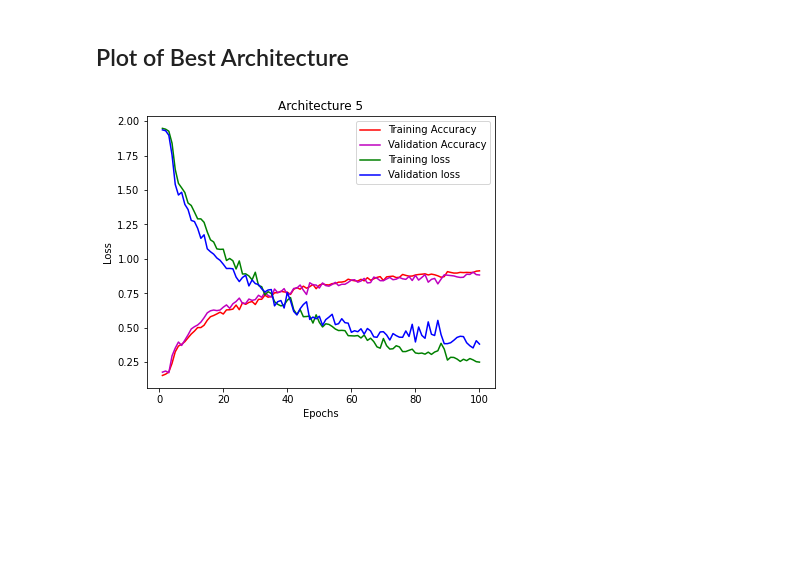
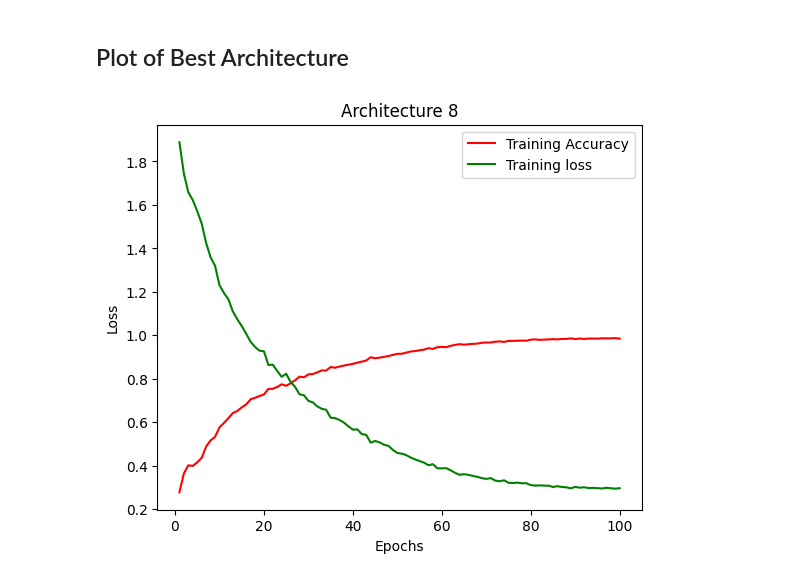
Before and after one commit to StadynR/HAR-imu-photogrammetry, a Jupyter notebook: Notebooks/Dataset 3/Metawear.ipynb, the cells around one changed output. Saved outputs shown, nothing was run; the diff lists cells and outputs as text; code cells hidden in the pictures; blank space fills up the shorter version.

```diff
--- a/Notebooks/Dataset 3/Metawear.ipynb
+++ b/Notebooks/Dataset 3/Metawear.ipynb
@@ -2070,0 +1756,9 @@ Mean F1 score: 55.52% (+/- 2.07%)
+# %%
+test_labels = Y_test.tolist()
+
+for i in range(len(test_labels)):
+  idx = test_labels[i][0]
+  test_labels[i] = idx
+
+test_labels = np.array(test_labels)
+test_labels
@@ -2070,0 +1783,14 @@ Mean F1 score: 55.52% (+/- 2.07%)
+# %%
+from sklearn.metrics import confusion_matrix
+
+# Get the model predictions on the test data
+predictions = model.predict(X_test)
+
+# Convert the predictions to labels by taking the index of the highest value
+predicted_labels = np.argmax(predictions, axis=2)
+predicted_labels = predicted_labels.tolist()
+for i in range(len(predicted_labels)):
+  idx = predicted_labels[i][0]
+  predicted_labels[i] = idx
+
+predicted_labels = np.array(predicted_labels)
@@ -2153,24 +1881,24 @@ display(fig)
 # %% [markdown]
 ## Plot of Best Architecture
 # %%
-best = 5
+best = 8
 
 if (best <= 4):
   best_x = 0
   best_y = best - 1
 else:
   best_x = 1
   best_y = (best - 1) - 4
 
 # Set the spacing between subplots to zero
 fig.subplots_adjust(wspace=0, hspace=0)
 
 # Hide the other subplots
 for i in range(2):
     for j in range(4):
         if i != best_x or j != best_y:
             axes[i, j].set_visible(False)
 
 display(axes[best_x, best_y].figure)
 # %% [output]
-[figure, old version]
+[figure, new version]
```
Also changed, not shown: parts of 19 cells of this notebook.
